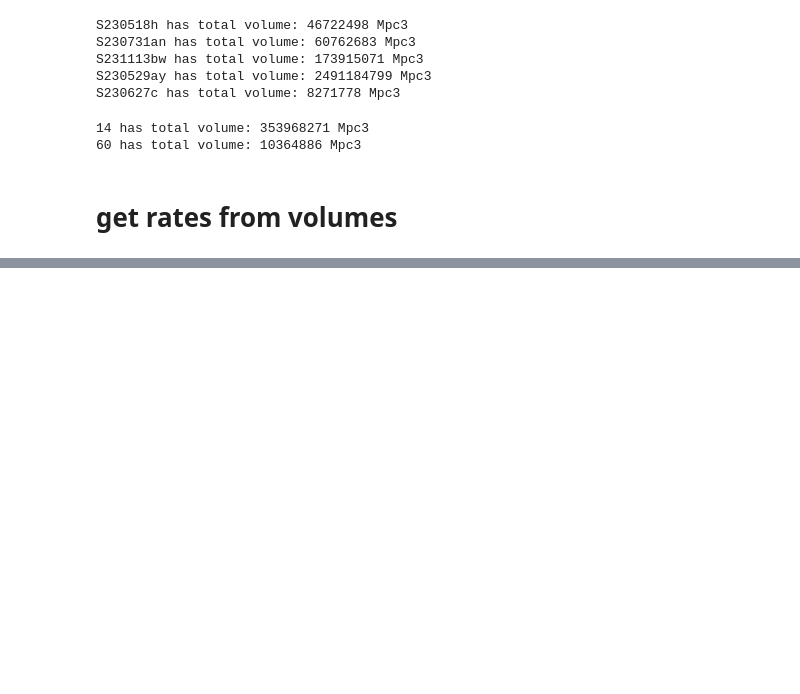
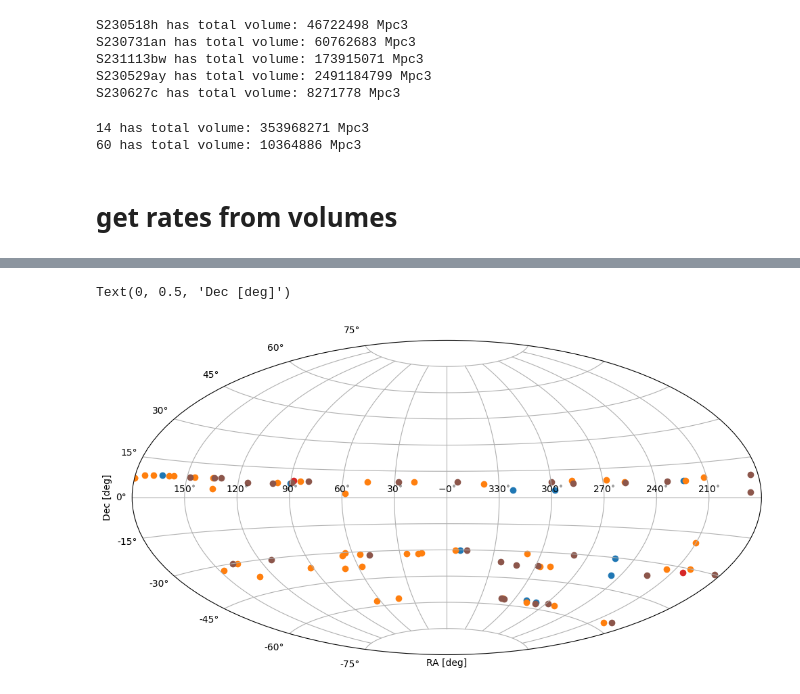
Before and after one commit to knolan10/SYBIL, a Jupyter notebook: transients_v2.ipynb, the cells around one changed output, grey strips where cells are left out. Cells and saved outputs as stored; diff of their text form; code cells hidden in the pictures; blank space fills up the shorter version.

```diff
--- a/transients_v2.ipynb
+++ b/transients_v2.ipynb
@@ -247,0 +353,38 @@ gracedb_test = get_transients(transient_rates, events_sim[0])
+# %%
+# version 3 in progress!!
+def coordinates_aitoff_plot(skymap_url, transients):
+    fig, ax = plt.subplots(figsize=(12, 9),
+                           subplot_kw=dict(projection="aitoff"))
+
+    #ax.imshow_hpx(skymap_url, cmap='cylon')
+
+    ra = [t[0] for t in transients[1]]  # RA in degrees
+    dec = [t[1] for t in transients[1]]  # Dec in degrees
+    transients = [SkyCoord(ra=r*u.degree, dec=d*u.degree, frame='icrs') for r, d in zip(ra, dec)]
+    coords = transients[0]
+
+    sph = [c.spherical for c in transients]
+    colors = ['#1f77b4', '#ff7f0e', '#2ca02c', '#d62728', '#9467bd', '#e377c2', '#8c564b']
+    for s,c in zip(sph, colors):
+        ax.scatter(-s.lon.wrap_at(180*u.deg).radian,
+                        s.lat.radian,
+                        c=c)
+
+    def fmt_func(x, pos):
+        val = coord.Angle(-x*u.radian).wrap_at(360*u.deg).degree
+        return f'${val:.0f}' + r'^{\circ}$'
+
+    ticker = mpl.ticker.FuncFormatter(fmt_func)
+    ax.xaxis.set_major_formatter(ticker)
+
+    ax.grid()
+
+    return fig, ax
+# %%
+url = 'https://gracedb.ligo.org/api/superevents/S230518h/files/bayestar.fits.gz,1'
+fig, ax = coordinates_aitoff_plot(url, transients)
+ax.set_xlabel('RA [deg]')
+ax.set_ylabel('Dec [deg]')
+# %% [output]
+Text(0, 0.5, 'Dec [deg]')
+[figure, added]
```
Also changed, not shown: parts of 15 cells of this notebook.
